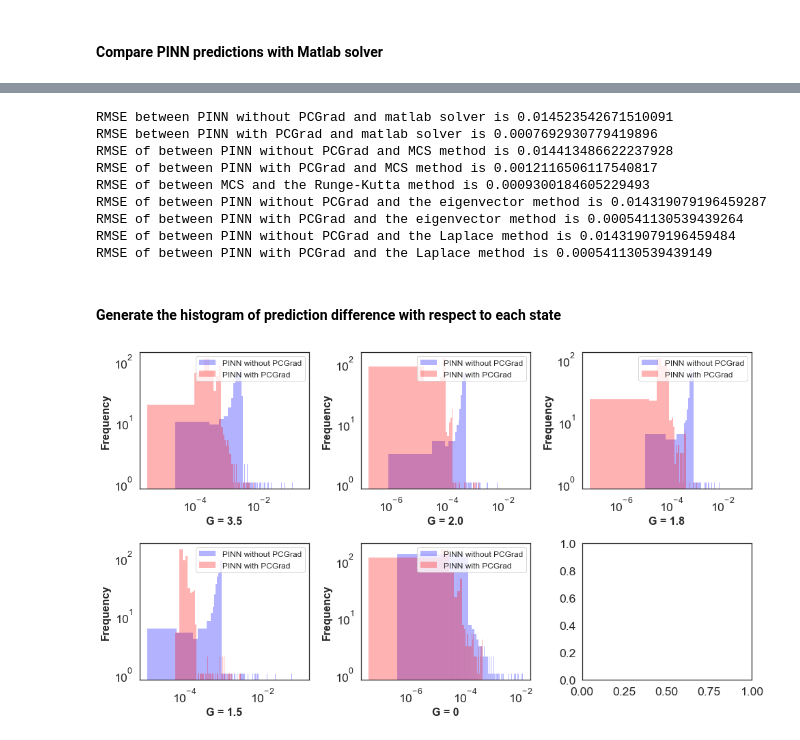
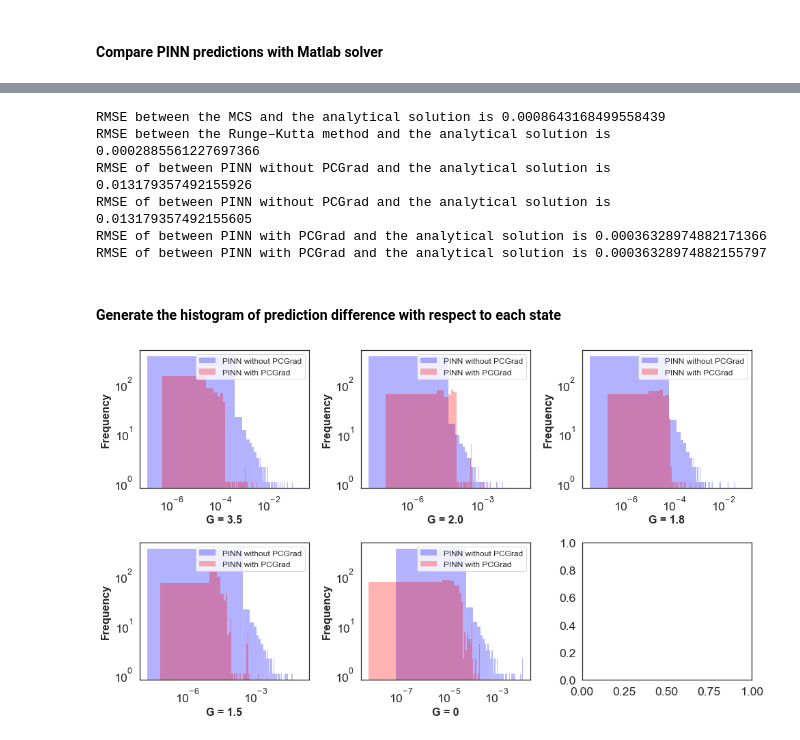
Before and after one commit to zxgcqupt/PINNs4SRA, a Jupyter notebook: medium_homogeneous_CTMC/PINN_for_medium_homo_CTMC_reliability_analysis.ipynb, the cells around one changed output, grey strips where cells are left out. Saved outputs shown, nothing was run; the diff lists cells and outputs as text; code cells hidden in the pictures.

```diff
--- a/medium_homogeneous_CTMC/PINN_for_medium_homo_CTMC_reliability_analysis.ipynb
+++ b/medium_homogeneous_CTMC/PINN_for_medium_homo_CTMC_reliability_analysis.ipynb
@@ -515,16 +511,12 @@ plt.savefig("comparison_medium_homo.pdf")
 - between eigenvector-based analytical method and PINN with/without PCGrad
 - between Laplace transformation-based method and PINN with/without PCGrad
 # %%
-y_diff_matlab = matlab_solver_solution_df - y_pred_df
-y_diff_eigenvectors = eigenvector_solution_df - y_pred_df
-y_diff_laplace = laplace_solution_df - y_pred_df
+y_diff_MCS = MCS_solution_df - eigenvector_solution_df
+y_diff_matlab = matlab_solver_solution_df - eigenvector_solution_df
 
-y_diff_pcgrad_matlab = matlab_solver_solution_df - y_pred_pcgrad_df
+y_diff_no_pcgrad_eigenvectors = eigenvector_solution_df - y_pred_df
+y_diff_no_pcgrad_laplace = laplace_solution_df - y_pred_df
+
 y_diff_pcgrad_eigenvectors = eigenvector_solution_df - y_pred_pcgrad_df
 y_diff_pcgrad_laplace = laplace_solution_df - y_pred_pcgrad_df
-
-y_diff_MCS = MCS_solution_df - y_pred_df
-y_diff_pcgrad_MCS = MCS_solution_df - y_pred_pcgrad_df
-
-y_diff_MCS_matlab = MCS_solution_df - matlab_solver_solution_df
 # %%
@@ -570,34 +549,26 @@ y_diff_MCS_matlab['rmse'] = y_diff_MCS_matlab['mse'].apply(np.sqrt)
 # %%
-print ('RMSE between PINN without PCGrad and matlab solver is', np.mean(y_diff_matlab['rmse']))
-print ('RMSE between PINN with PCGrad and matlab solver is', np.mean(y_diff_pcgrad_matlab['rmse']))
+print ('RMSE between the MCS and the analytical solution is', np.mean(y_diff_MCS['rmse']))
+print ('RMSE between the Runge–Kutta method and the analytical solution is', np.mean(y_diff_matlab['rmse']))
 
-print ('RMSE of between PINN without PCGrad and MCS method is', np.mean(y_diff_MCS['rmse']))
-print ('RMSE of between PINN with PCGrad and MCS method is', np.mean(y_diff_pcgrad_MCS['rmse']))
+print ('RMSE of between PINN without PCGrad and the analytical solution is', np.mean(y_diff_no_pcgrad_eigenvectors['rmse']))
+print ('RMSE of between PINN without PCGrad and the analytical solution is', np.mean(y_diff_no_pcgrad_laplace['rmse']))
 
-print ('RMSE of between MCS and the Runge-Kutta method is', np.mean(y_diff_MCS_matlab['rmse']))
-
-print ('RMSE of between PINN without PCGrad and the eigenvector method is', np.mean(y_diff_eigenvectors['rmse']))
-print ('RMSE of between PINN with PCGrad and the eigenvector method is', np.mean(y_diff_pcgrad_eigenvectors['rmse']))
-
-print ('RMSE of between PINN without PCGrad and the Laplace method is', np.mean(y_diff_laplace['rmse']))
-print ('RMSE of between PINN with PCGrad and the Laplace method is', np.mean(y_diff_pcgrad_laplace['rmse']))
+print ('RMSE of between PINN with PCGrad and the analytical solution is', np.mean(y_diff_pcgrad_eigenvectors['rmse']))
+print ('RMSE of between PINN with PCGrad and the analytical solution is', np.mean(y_diff_pcgrad_laplace['rmse']))
 # %% [output]
-RMSE between PINN without PCGrad and matlab solver is 0.014523542671510091
-RMSE between PINN with PCGrad and matlab solver is 0.0007692930779419896
-RMSE of between PINN without PCGrad and MCS method is 0.014413486622237928
-RMSE of between PINN with PCGrad and MCS method is 0.0012116506117540817
-RMSE of between MCS and the Runge-Kutta method is 0.0009300184605229493
-RMSE of between PINN without PCGrad and the eigenvector method is 0.014319079196459287
-RMSE of between PINN with PCGrad and the eigenvector method is 0.000541130539439264
-RMSE of between PINN without PCGrad and the Laplace method is 0.014319079196459484
-RMSE of between PINN with PCGrad and the Laplace method is 0.000541130539439149
+RMSE between the MCS and the analytical solution is 0.0008643168499558439
+RMSE between the Runge–Kutta method and the analytical solution is 0.0002885561227697366
+RMSE of between PINN without PCGrad and the analytical solution is 0.013179357492155926
+RMSE of between PINN without PCGrad and the analytical solution is 0.013179357492155605
+RMSE of between PINN with PCGrad and the analytical solution is 0.00036328974882171366
+RMSE of between PINN with PCGrad and the analytical solution is 0.00036328974882155797
 # %% [markdown]
 #### Generate the histogram of prediction difference with respect to each state
 # %%
 f, axes = plt.subplots(2, 3, figsize=(14, 8))
 
-sns.histplot(np.abs(y_diff_matlab['system_3.5']), ax=axes[0][0], alpha =0.3, color='blue', label='PINN without PCGrad')
-sns.histplot(np.abs(y_diff_pcgrad_matlab['system_3.5']), ax=axes[0][0], alpha =0.3, color='red', label='PINN with PCGrad')
+sns.histplot(np.abs(y_diff_no_pcgrad_laplace['system_3.5']), ax=axes[0][0], alpha =0.3, color='blue', label='PINN without PCGrad')
+sns.histplot(np.abs(y_diff_pcgrad_laplace['system_3.5']), ax=axes[0][0], alpha =0.3, color='red', label='PINN with PCGrad')
 
 axes[0][0].legend(fontsize=12)
 axes[0][0].set_xscale('log')
@@ -606,41 +577,41 @@ axes[0][0].set_xlabel('G = 3.5', fontdict=dict(weight='bold'), fontsize=16)
 axes[0][0].set_ylabel('Frequency', fontdict=dict(weight='bold'), fontsize=16)
 
 
-sns.histplot(np.abs(y_diff_matlab['system_2.0']), ax=axes[0][1], alpha=0.3, color='blue', label='PINN without PCGrad')
-sns.histplot(np.abs(y_diff_pcgrad_matlab['system_2.0']), alpha=0.3, ax=axes[0][1], color='red', label='PINN with PCGrad')
+sns.histplot(np.abs(y_diff_no_pcgrad_laplace['system_2.0']), ax=axes[0][1], alpha=0.3, color='blue', label='PINN without PCGrad')
+sns.histplot(np.abs(y_diff_pcgrad_laplace['system_2.0']), alpha=0.3, ax=axes[0][1], color='red', label='PINN with PCGrad')
 axes[0][1].legend(fontsize=12)
 axes[0][1].set_xscale('log')
 axes[0][1].set_yscale('log')
 axes[0][1].set_xlabel('G = 2.0', fontdict=dict(weight='bold'), fontsize=16)
 axes[0][1].set_ylabel('Frequency', fontdict=dict(weight='bold'), fontsize=16)
 
-sns.histplot(np.abs(y_diff_matlab['system_1.8']), ax=axes[0][2], alpha=0.3, color='blue', label='PINN without PCGrad')
-sns.histplot(np.abs(y_diff_pcgrad_matlab['system_1.8']), alpha=0.3, ax=axes[0][2], color='red', label='PINN with PCGrad')
+sns.histplot(np.abs(y_diff_no_pcgrad_laplace['system_1.8']), ax=axes[0][2], alpha=0.3, color='blue', label='PINN without PCGrad')
+sns.histplot(np.abs(y_diff_pcgrad_laplace['system_1.8']), alpha=0.3, ax=axes[0][2], color='red', label='PINN with PCGrad')
 axes[0][2].legend(fontsize=12)
 axes[0][2].set_xscale('log')
 axes[0][2].set_yscale('log')
 axes[0][2].set_xlabel('G = 1.8', fontdict=dict(weight='bold'), fontsize=16)
 axes[0][2].set_ylabel('Frequency', fontdict=dict(weight='bold'), fontsize=16)
 
 
-sns.histplot(np.abs(y_diff_matlab['system_1.5']), ax=axes[1][0], alpha=0.3, color='blue', label='PINN without PCGrad')
-sns.histplot(np.abs(y_diff_pcgrad_matlab['system_1.5']), alpha=0.3, ax=axes[1][0], color='red', label='PINN with PCGrad')
+sns.histplot(np.abs(y_diff_no_pcgrad_laplace['system_1.5']), ax=axes[1][0], alpha=0.3, color='blue', label='PINN without PCGrad')
+sns.histplot(np.abs(y_diff_pcgrad_laplace['system_1.5']), alpha=0.3, ax=axes[1][0], color='red', label='PINN with PCGrad')
 axes[1][0].legend(fontsize=12)
 axes[1][0].set_xscale('log')
 axes[1][0].set_yscale('log')
 axes[1][0].set_xlabel('G = 1.5', fontdict=dict(weight='bold'), fontsize=16)
 axes[1][0].set_ylabel('Frequency', fontdict=dict(weight='bold'), fontsize=16)
 
 
-sns.histplot(np.abs(y_diff_matlab['system_0']), ax=axes[1][1], alpha=0.3, color='blue', label='PINN without PCGrad')
-sns.histplot(np.abs(y_diff_pcgrad_matlab['system_0']), alpha=0.3, ax=axes[1][1], color='red', label='PINN with PCGrad')
+sns.histplot(np.abs(y_diff_no_pcgrad_laplace['system_0']), ax=axes[1][1], alpha=0.3, color='blue', label='PINN without PCGrad')
+sns.histplot(np.abs(y_diff_pcgrad_laplace['system_0']), alpha=0.3, ax=axes[1][1], color='red', label='PINN with PCGrad')
 axes[1][1].legend(fontsize=12)
 axes[1][1].set_xscale('log')
 axes[1][1].set_yscale('log')
 axes[1][1].set_xlabel('G = 0', fontdict=dict(weight='bold'), fontsize=16)
 axes[1][1].set_ylabel('Frequency', fontdict=dict(weight='bold'), fontsize=16)
 
 plt.tight_layout(pad=1)
 plt.savefig("histogram_medium_homo.pdf")
 # %% [output]
-[figure, old version]
+[figure, new version]
```
Also changed, not shown: parts of 10 cells of this notebook, 8 other files.
